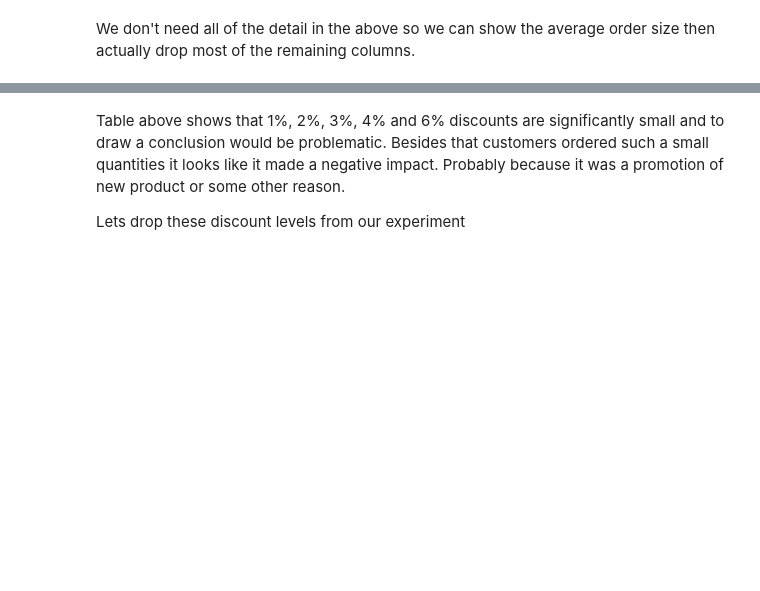
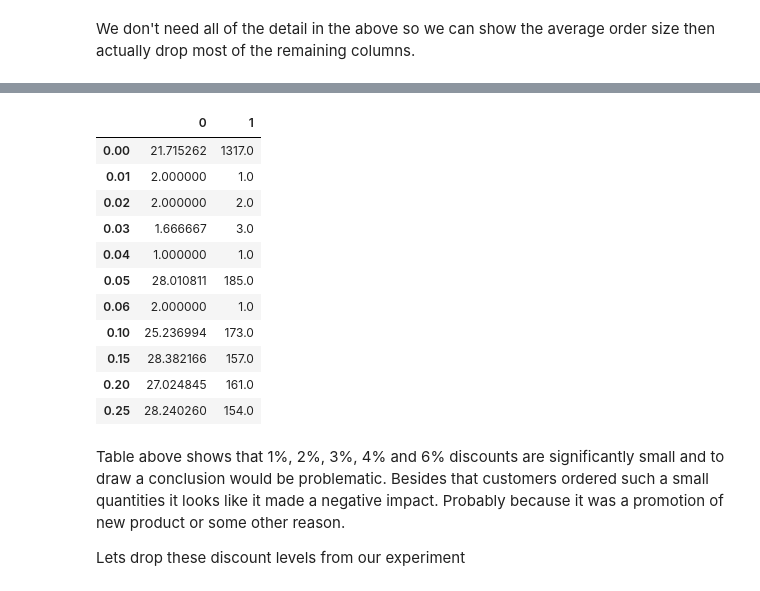
Before and after one commit to MissAle17/dsc-2-final-project-online-ds-sp-000, a Jupyter notebook: Mod2_Project_v2.ipynb, the cells around one changed output, grey strips where cells are left out. Drawn from its saved outputs; the diff is of its cells as text; code cells hidden in the pictures; blank space fills up the shorter version.

```diff
--- a/Mod2_Project_v2.ipynb
+++ b/Mod2_Project_v2.ipynb
@@ -206,3 +232,18 @@ ValueError: Cannot set a frame with no defined index and a value that cannot be
+# %%
+disc_df
+# %% [output]
+|  | 0 | 1 |
+| 0.00 | 21.715262 | 1317.0 |
+| 0.01 | 2.000000 | 1.0 |
+| 0.02 | 2.000000 | 2.0 |
+| 0.03 | 1.666667 | 3.0 |
+| 0.04 | 1.000000 | 1.0 |
+| 0.05 | 28.010811 | 185.0 |
+| 0.06 | 2.000000 | 1.0 |
+| 0.10 | 25.236994 | 173.0 |
+| 0.15 | 28.382166 | 157.0 |
+| 0.20 | 27.024845 | 161.0 |
+| 0.25 | 28.240260 | 154.0 |
 # %%
 discounts_df = discounts_df.drop(columns =['Id','OrderId', 'ProductId', 'UnitPrice' ])
 discounts_df = pd.DataFrame(colums = ['Quantity])
```
Also changed, not shown: parts of 9 cells of this notebook.
